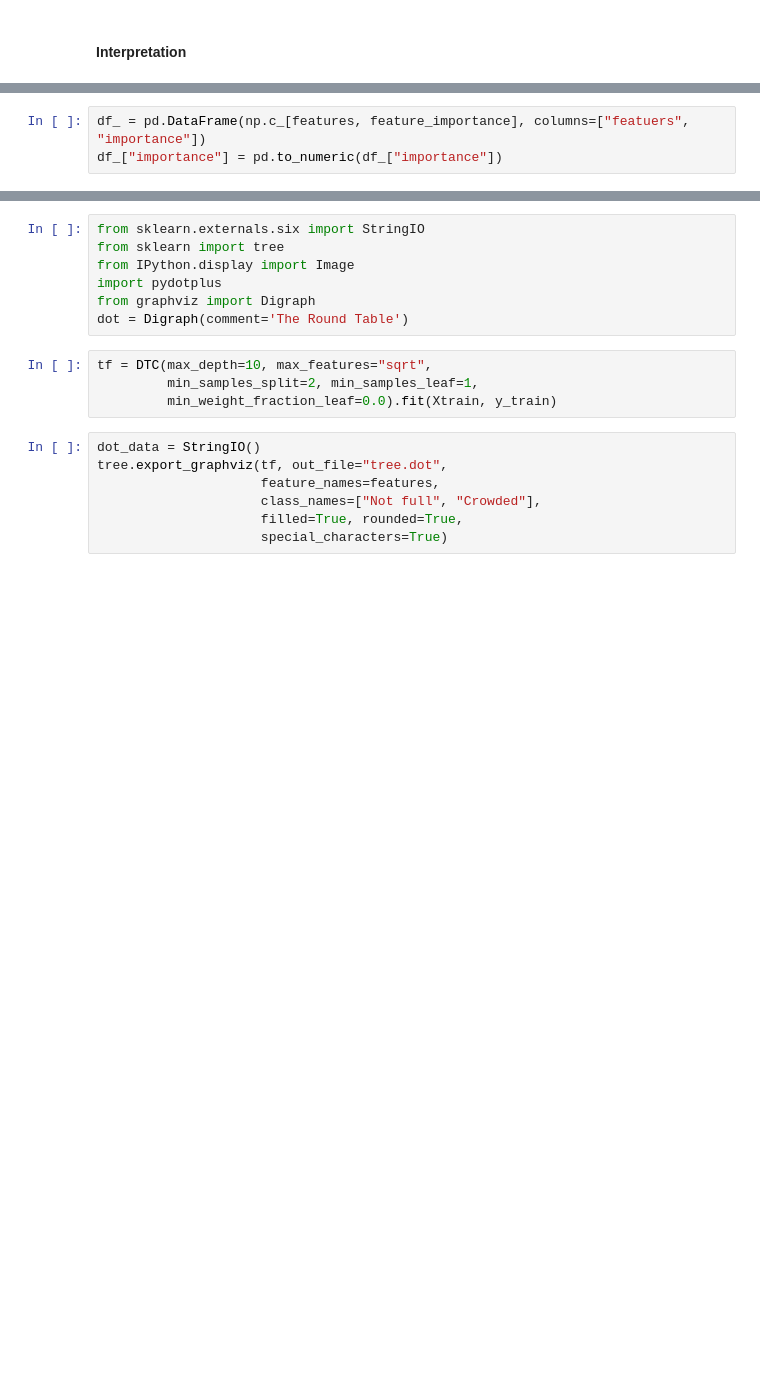
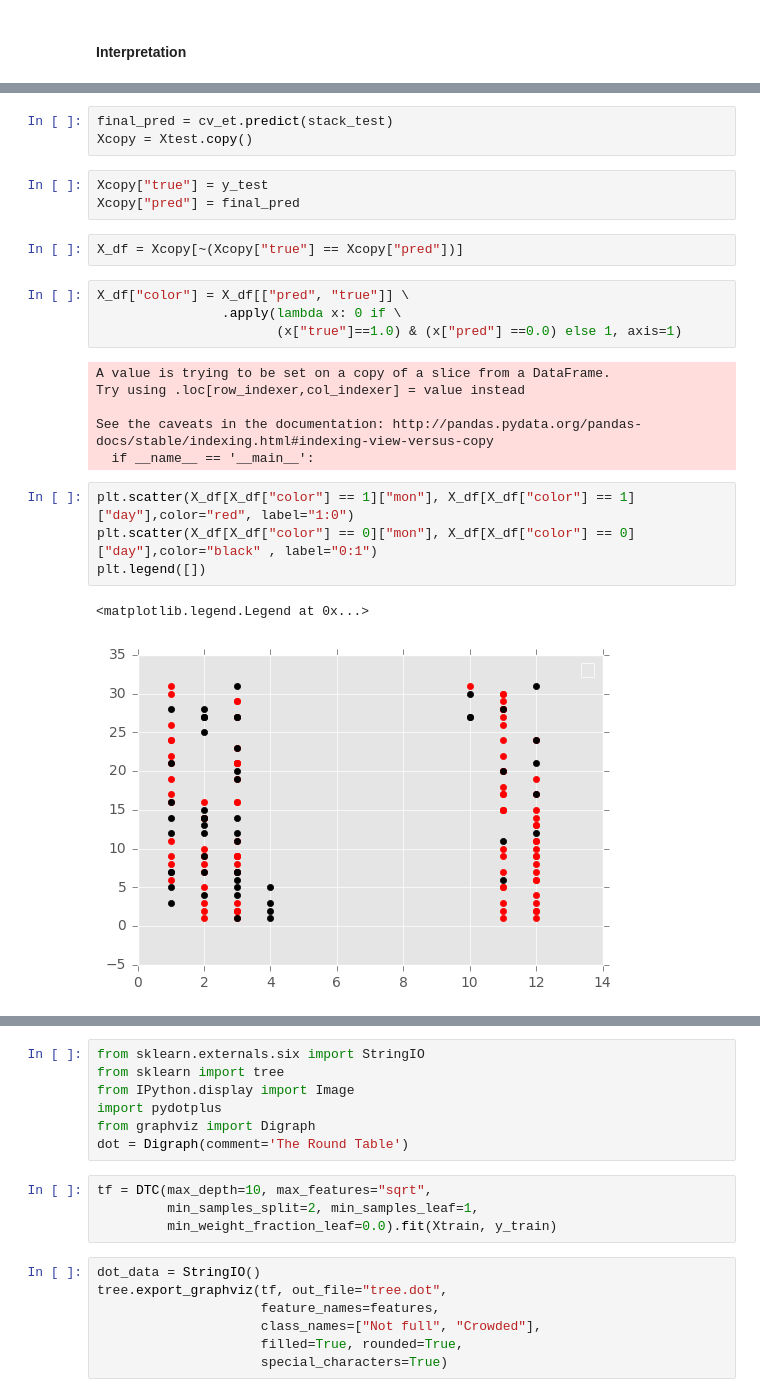
Before and after one commit to connorchency/Game-Attendance, a Jupyter notebook: model_building.ipynb, the cells around one changed output, grey strips where cells are left out. Cells and saved outputs as stored; diff of their text form; blank space fills up the shorter version.

```diff
--- a/model_building.ipynb
+++ b/model_building.ipynb
@@ -340,4 +341,26 @@ indices = np.argsort(feature_importance)[::-1]
-# %%
-df_ = pd.DataFrame(np.c_[features, feature_importance], columns=["featuers", "importance"])
-df_["importance"] = pd.to_numeric(df_["importance"])
+# %%
+final_pred = cv_et.predict(stack_test)
+Xcopy = Xtest.copy()
+# %%
+Xcopy["true"] = y_test
+Xcopy["pred"] = final_pred
+# %%
+X_df = Xcopy[~(Xcopy["true"] == Xcopy["pred"])]
+# %%
+X_df["color"] = X_df[["pred", "true"]] \
+                .apply(lambda x: 0 if \
+                       (x["true"]==1.0) & (x["pred"] ==0.0) else 1, axis=1)
+# %% [output]
+A value is trying to be set on a copy of a slice from a DataFrame.
+Try using .loc[row_indexer,col_indexer] = value instead
+
+See the caveats in the documentation: http://pandas.pydata.org/pandas-docs/stable/indexing.html#indexing-view-versus-copy
+  if __name__ == '__main__':
+# %%
+plt.scatter(X_df[X_df["color"] == 1]["mon"], X_df[X_df["color"] == 1]["day"],color="red", label="1:0")
+plt.scatter(X_df[X_df["color"] == 0]["mon"], X_df[X_df["color"] == 0]["day"],color="black" , label="0:1")
+plt.legend([])
+# %% [output]
+<matplotlib.legend.Legend at 0x...>
+[figure, added]
 # %%
```
Also changed, not shown: parts of 16 cells of this notebook.
